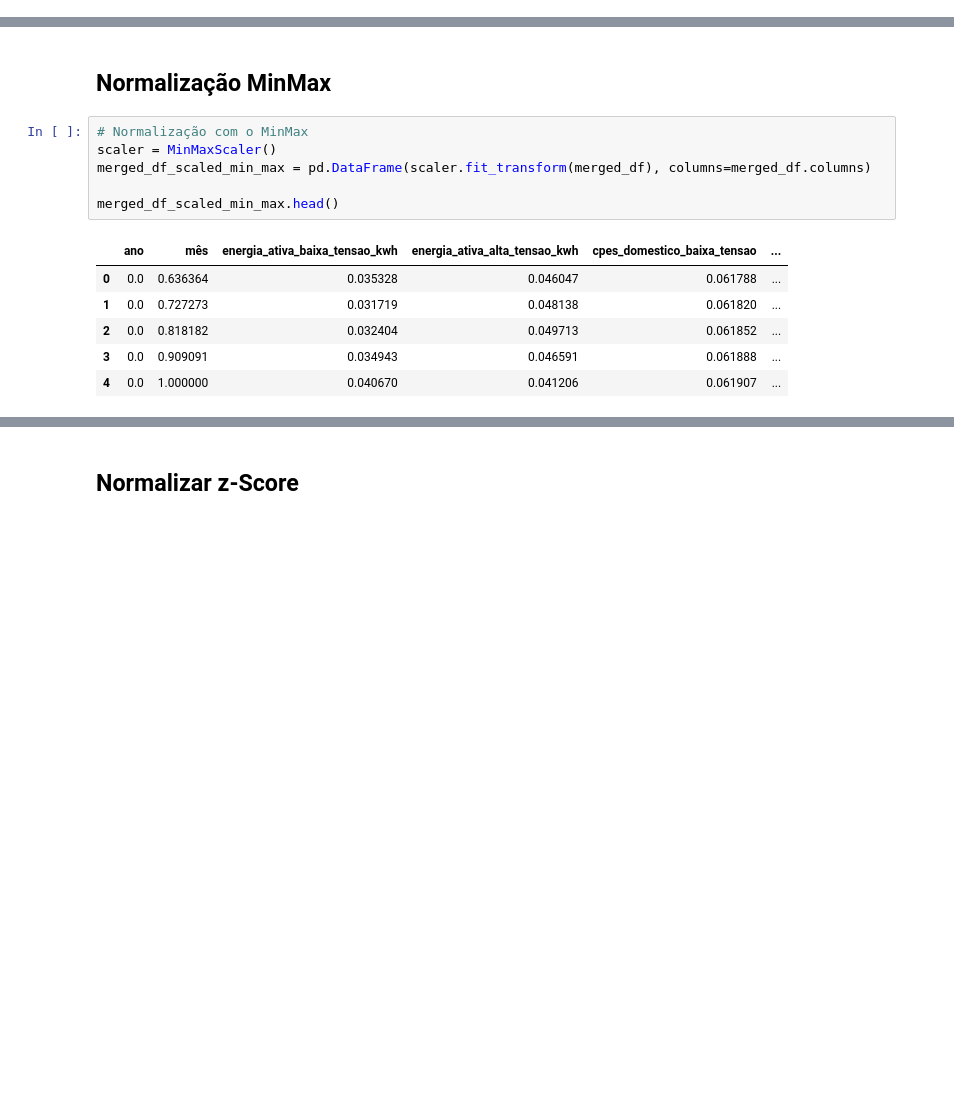
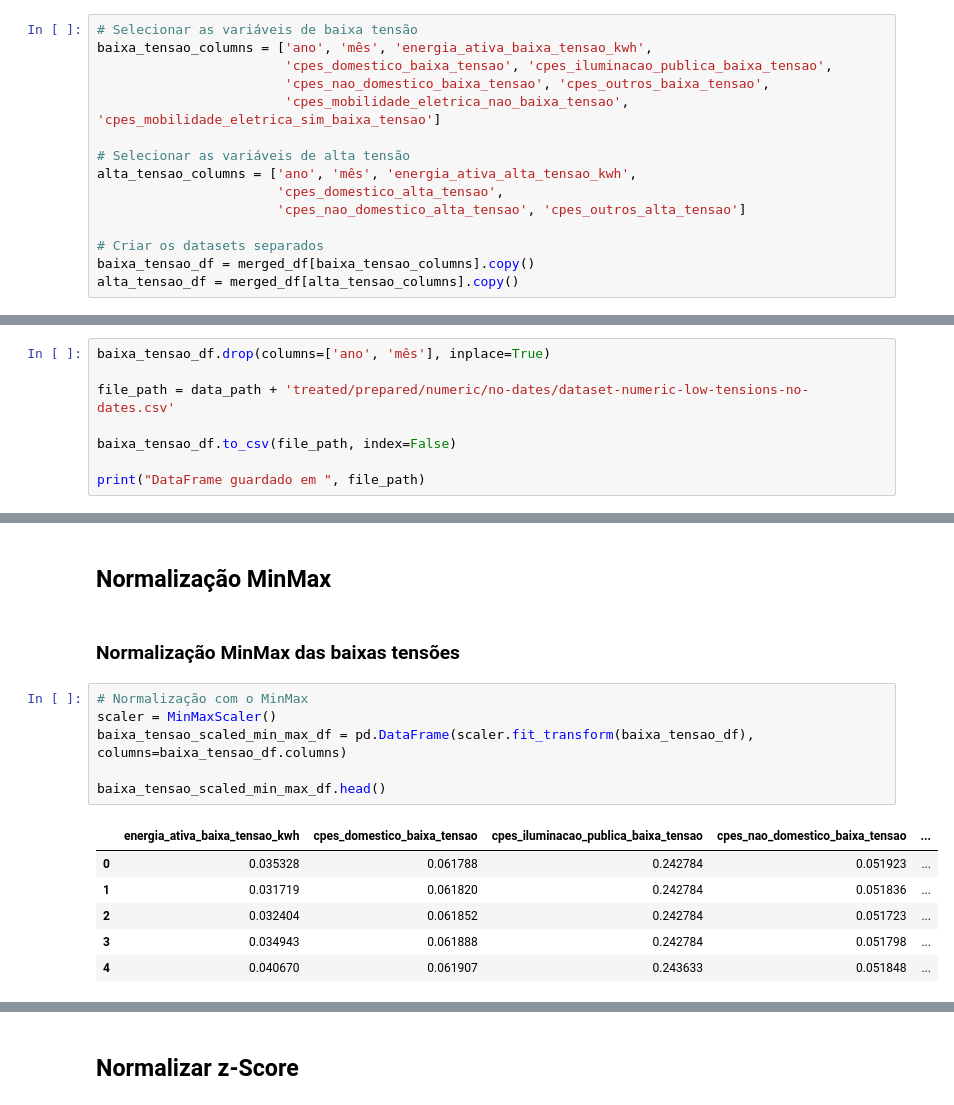
Before and after one commit to kreativermario/Projeto-DECD, a Jupyter notebook: notebooks/data_preparation_numeric.ipynb, the cells around one changed output, grey strips where cells are left out. Drawn from its saved outputs; the diff is of its cells as text; blank space fills up the shorter version.

```diff
--- a/notebooks/data_preparation_numeric.ipynb
+++ b/notebooks/data_preparation_numeric.ipynb
@@ -51,0 +55,15 @@ memory usage: 499.2 KB
+# %%
+# Selecionar as variáveis de baixa tensão
+baixa_tensao_columns = ['ano', 'mês', 'energia_ativa_baixa_tensao_kwh',
+                        'cpes_domestico_baixa_tensao', 'cpes_iluminacao_publica_baixa_tensao',
+                        'cpes_nao_domestico_baixa_tensao', 'cpes_outros_baixa_tensao',
+                        'cpes_mobilidade_eletrica_nao_baixa_tensao', 'cpes_mobilidade_eletrica_sim_baixa_tensao']
+
+# Selecionar as variáveis de alta tensão
+alta_tensao_columns = ['ano', 'mês', 'energia_ativa_alta_tensao_kwh',
+                       'cpes_domestico_alta_tensao',
+                       'cpes_nao_domestico_alta_tensao', 'cpes_outros_alta_tensao']
+
+# Criar os datasets separados
+baixa_tensao_df = merged_df[baixa_tensao_columns].copy()
+alta_tensao_df = merged_df[alta_tensao_columns].copy()
@@ -51,0 +396,8 @@ memory usage: 499.2 KB
+# %%
+baixa_tensao_df.drop(columns=['ano', 'mês'], inplace=True)
+
+file_path = data_path + 'treated/prepared/numeric/no-dates/dataset-numeric-low-tensions-no-dates.csv'
+
+baixa_tensao_df.to_csv(file_path, index=False)
+
+print("DataFrame guardado em ", file_path)
@@ -52,15 +456,17 @@ memory usage: 499.2 KB
 # %% [markdown]
 ## Normalização MinMax
+# %% [markdown]
+### Normalização MinMax das baixas tensões
 # %%
 # Normalização com o MinMax
 scaler = MinMaxScaler()
-merged_df_scaled_min_max = pd.DataFrame(scaler.fit_transform(merged_df), columns=merged_df.columns)
+baixa_tensao_scaled_min_max_df = pd.DataFrame(scaler.fit_transform(baixa_tensao_df), columns=baixa_tensao_df.columns)
 
-merged_df_scaled_min_max.head()
+baixa_tensao_scaled_min_max_df.head()
 # %% [output]
-|  | ano | mês | energia_ativa_baixa_tensao_kwh | energia_ativa_alta_tensao_kwh | cpes_domestico_baixa_tensao | ... |
-| 0 | 0.0 | 0.636364 | 0.035328 | 0.046047 | 0.061788 | ... |
-| 1 | 0.0 | 0.727273 | 0.031719 | 0.048138 | 0.061820 | ... |
-| 2 | 0.0 | 0.818182 | 0.032404 | 0.049713 | 0.061852 | ... |
-| 3 | 0.0 | 0.909091 | 0.034943 | 0.046591 | 0.061888 | ... |
-| 4 | 0.0 | 1.000000 | 0.040670 | 0.041206 | 0.061907 | ... |
+|  | energia_ativa_baixa_tensao_kwh | cpes_domestico_baixa_tensao | cpes_iluminacao_publica_baixa_tensao | cpes_nao_domestico_baixa_tensao | ... |
+| 0 | 0.035328 | 0.061788 | 0.242784 | 0.051923 | ... |
+| 1 | 0.031719 | 0.061820 | 0.242784 | 0.051836 | ... |
+| 2 | 0.032404 | 0.061852 | 0.242784 | 0.051723 | ... |
+| 3 | 0.034943 | 0.061888 | 0.242784 | 0.051798 | ... |
+| 4 | 0.040670 | 0.061907 | 0.243633 | 0.051848 | ... |
```
Also changed, not shown: parts of 44 cells of this notebook, 13 other files.
